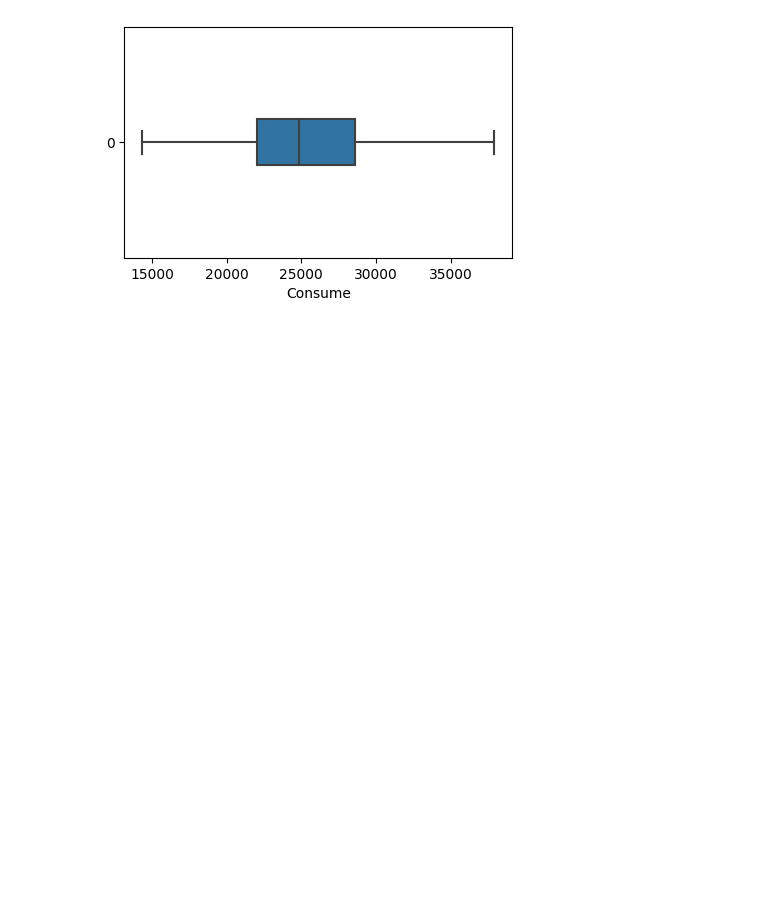
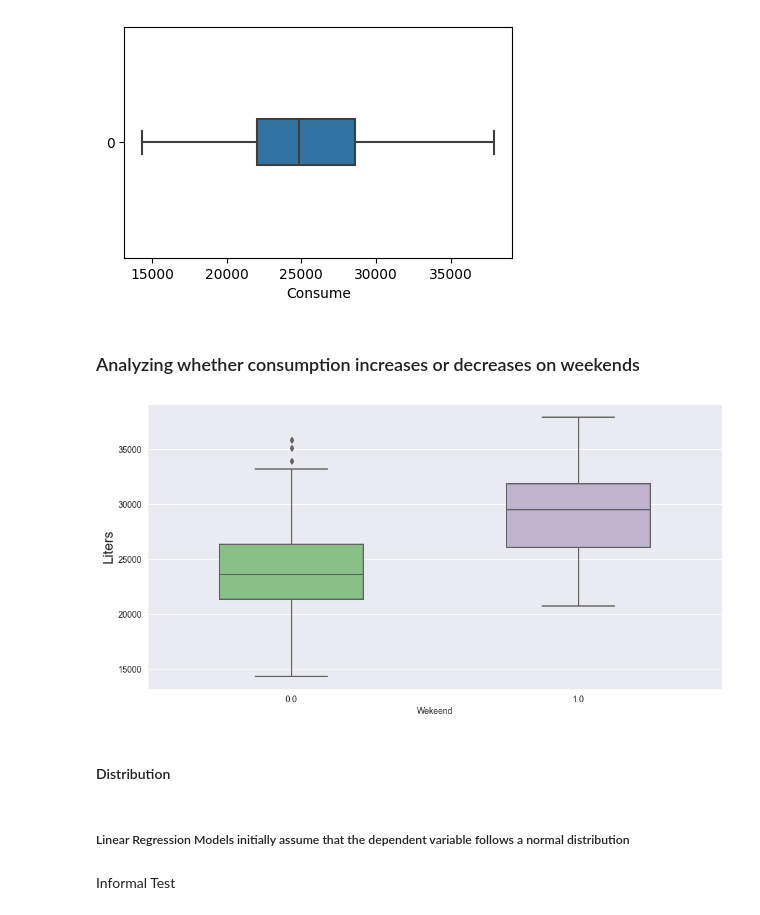
Before and after one commit to Mota-Scientist/Statistics-Tutorials, a Jupyter notebook: Linear Regression/linear_regression.ipynb, the cells around one changed output. Drawn from its saved outputs; the diff is of its cells as text; code cells hidden in the pictures; blank space fills up the shorter version.

```diff
--- a/Linear Regression/linear_regression.ipynb
+++ b/Linear Regression/linear_regression.ipynb
@@ -184,3 +184,34 @@ plt.show()
 # In this case there aren't outliers
 # %% [output]
 [figure]
+# %% [markdown]
+### Analyzing whether consumption increases or decreases on weekends
+# %%
+# To change the colors of the blocks
+sns.set_palette('Accent')
+# To change the chart style
+sns.set_style('darkgrid')
+
+#Plotando o gráfico
+ax = sns.boxplot(y = 'Consume',x = 'Weekend',data = data,orient = 'v',width = 0.5 )
+
+# Plotting the graph
+ax.figure.set_size_inches(12,6)
+
+# Changing the y-axis title
+ax.set_ylabel('Liters',fontsize = 16)
+
+# Changing the x-axis title
+ax.set_xlabel('Wekeend')
+
+plt.show()
+
+# We can say that consumption increases on weekends
+# %% [output]
+[figure, added]
+# %% [markdown]
+#### Distribution
+# %% [markdown]
+##### Linear Regression Models initially assume that the dependent variable follows a normal distribution
+# %% [markdown]
+Informal Test
```
Also changed, not shown: parts of 56 cells of this notebook.
